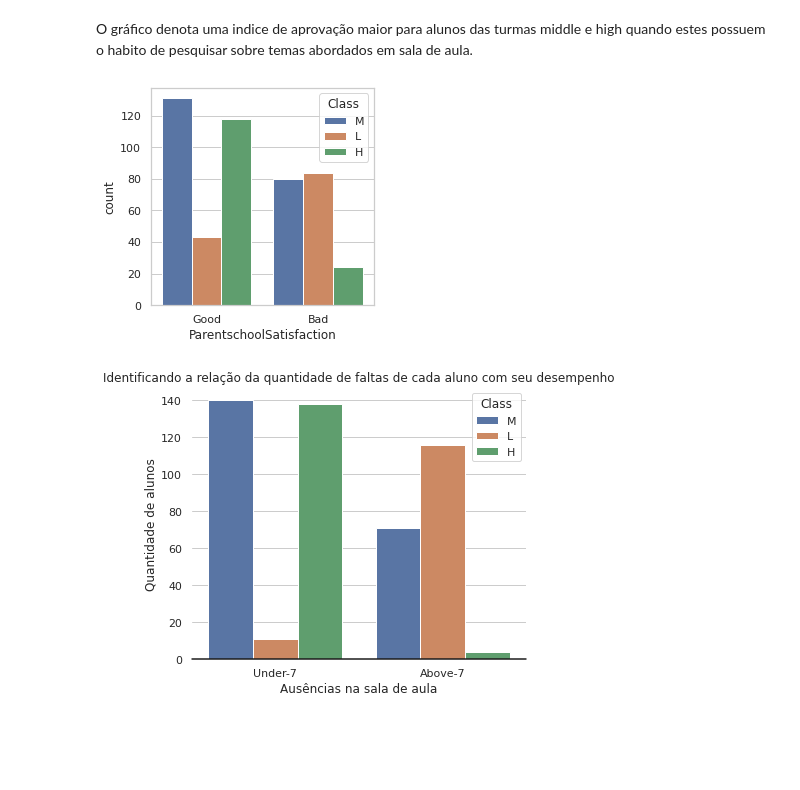
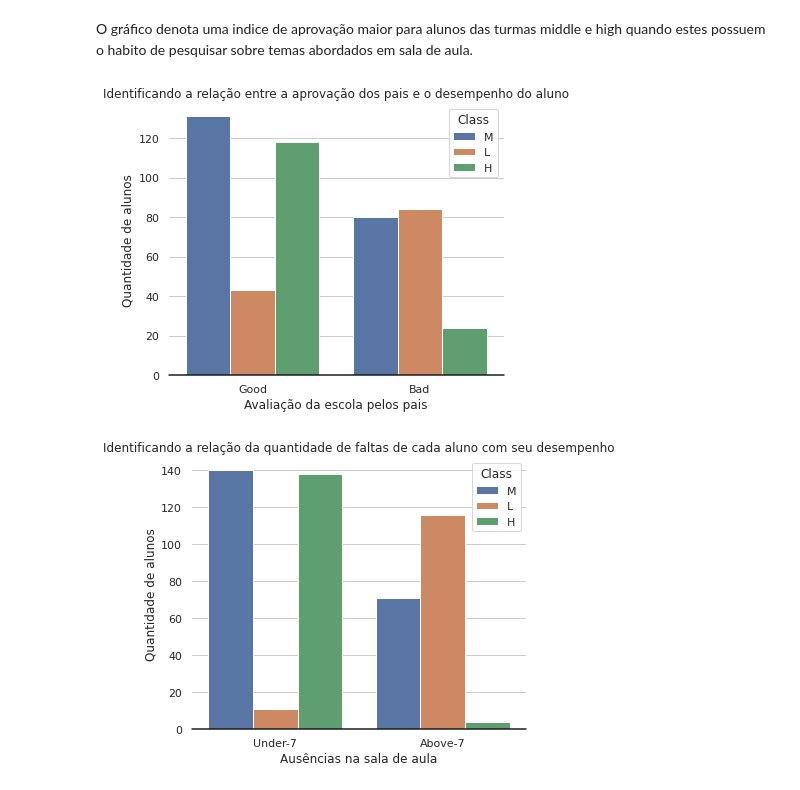
Before and after one commit to atlantico-academy/student-academic-performance, a Jupyter notebook: notebooks/01-exploratory_data_analysis.ipynb, the cells around one changed output. Saved outputs shown, nothing was run; the diff lists cells and outputs as text; code cells hidden in the pictures; blank space fills up the shorter version.

```diff
--- a/notebooks/01-exploratory_data_analysis.ipynb
+++ b/notebooks/01-exploratory_data_analysis.ipynb
@@ -490,12 +555,17 @@ display(Markdown("O gráfico denota uma indice de aprovação maior para alunos
 O gráfico denota uma indice de aprovação maior para alunos das turmas middle e high quando estes possuem o habito de pesquisar sobre temas abordados em sala de aula.
 # %%
 sns.set(style="whitegrid")
-plt.figure(figsize=(4,4))
+plt.figure(figsize=(6,5))
 total = float(len(df))
-sns.countplot(x='ParentschoolSatisfaction', data = df, hue='Class')
+ax = sns.countplot(x='ParentschoolSatisfaction', data = df, hue='Class')
+plt.xlabel('Avaliação da escola pelos pais')
+plt.ylabel('Quantidade de alunos')
+plt.title('Identificando a relação entre a aprovação dos pais e o desempenho do aluno', fontsize=12)
+ax.set(frame_on=False)
+ax.axhline(0, color="k", clip_on=False)
 plt.show()
 # %% [output]
-[figure, old version]
+[figure, new version]
 # %%
 #completo
 sns.set(style="whitegrid")
```
Also changed, not shown: parts of 15 cells of this notebook.
